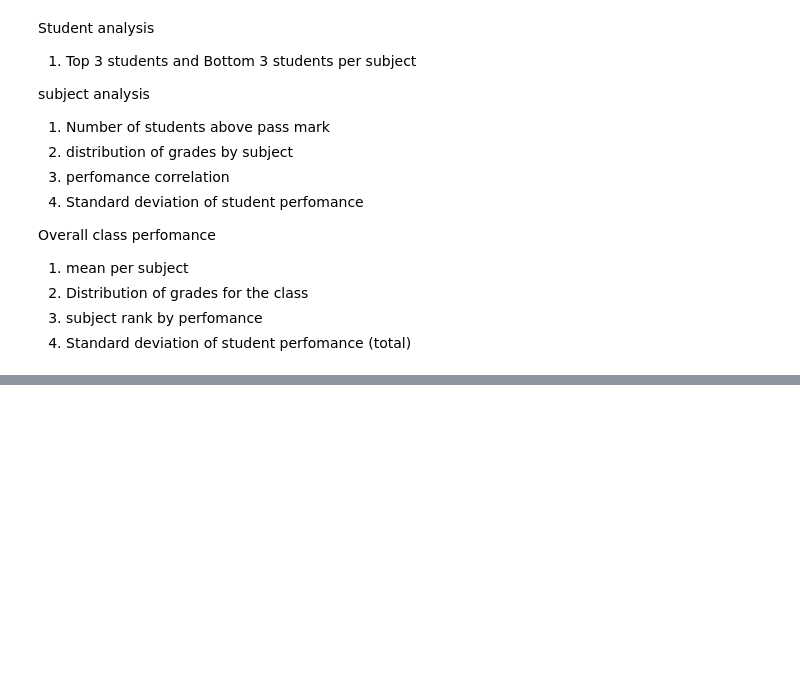
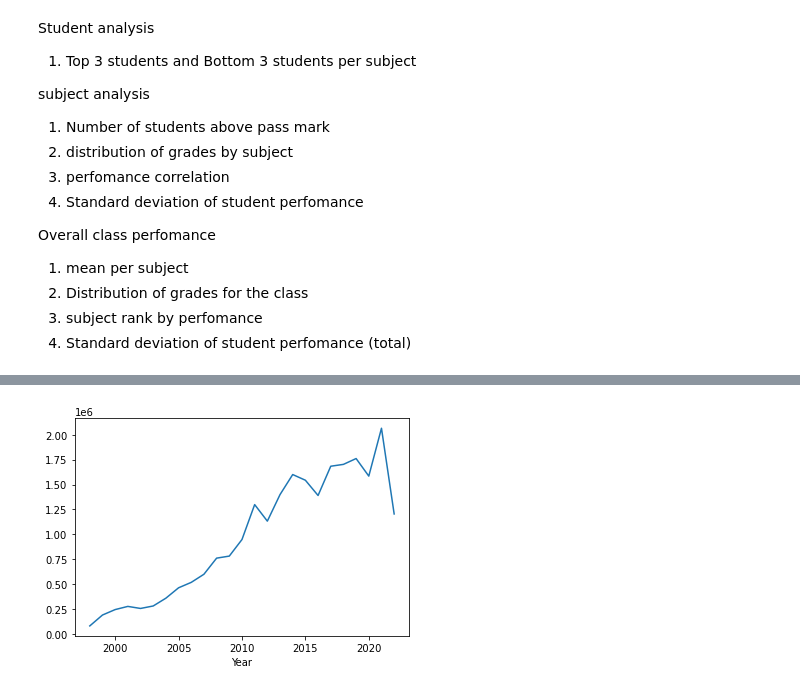
Before and after one commit to Ric-Royal/FCC-projects, a Jupyter notebook: Strathmore University Data Science and Analytics/FCC/Untitled-1.ipynb, the cells around one changed output, grey strips where cells are left out. Cells and saved outputs as stored; diff of their text form; code cells hidden in the pictures; blank space fills up the shorter version.

```diff
--- a/Strathmore University Data Science and Analytics/FCC/Untitled-1.ipynb
+++ b/Strathmore University Data Science and Analytics/FCC/Untitled-1.ipynb
@@ -361,0 +366,4 @@ df_1.corr()
+# %%
+ft_summary = pd.read_csv(r"C:\Users\Rick-Royal\Documents\GitHub\FCC-projects\Strathmore University Data Science and Analytics\FCC\Foreign Trade Summary (Ksh Million).csv")
+
+ft_summary
@@ -361,0 +419,6 @@ df_1.corr()
+# %%
+ft_col = ft_summary.columns[2:]
+
+for col in ft_col:
+    ft_summary[col] = ft_summary[col].apply(lambda x: x.replace(',', ''))
+    ft_summary[col] = ft_summary[col].apply(lambda x: float(x))
@@ -361,0 +485,4 @@ df_1.corr()
+# %%
+ft_summary.groupby('Year').sum()['Commercial Imports'].plot();
+# %% [output]
+[figure, added]
```
Also changed, not shown: parts of 37 cells of this notebook, 1 other file.
